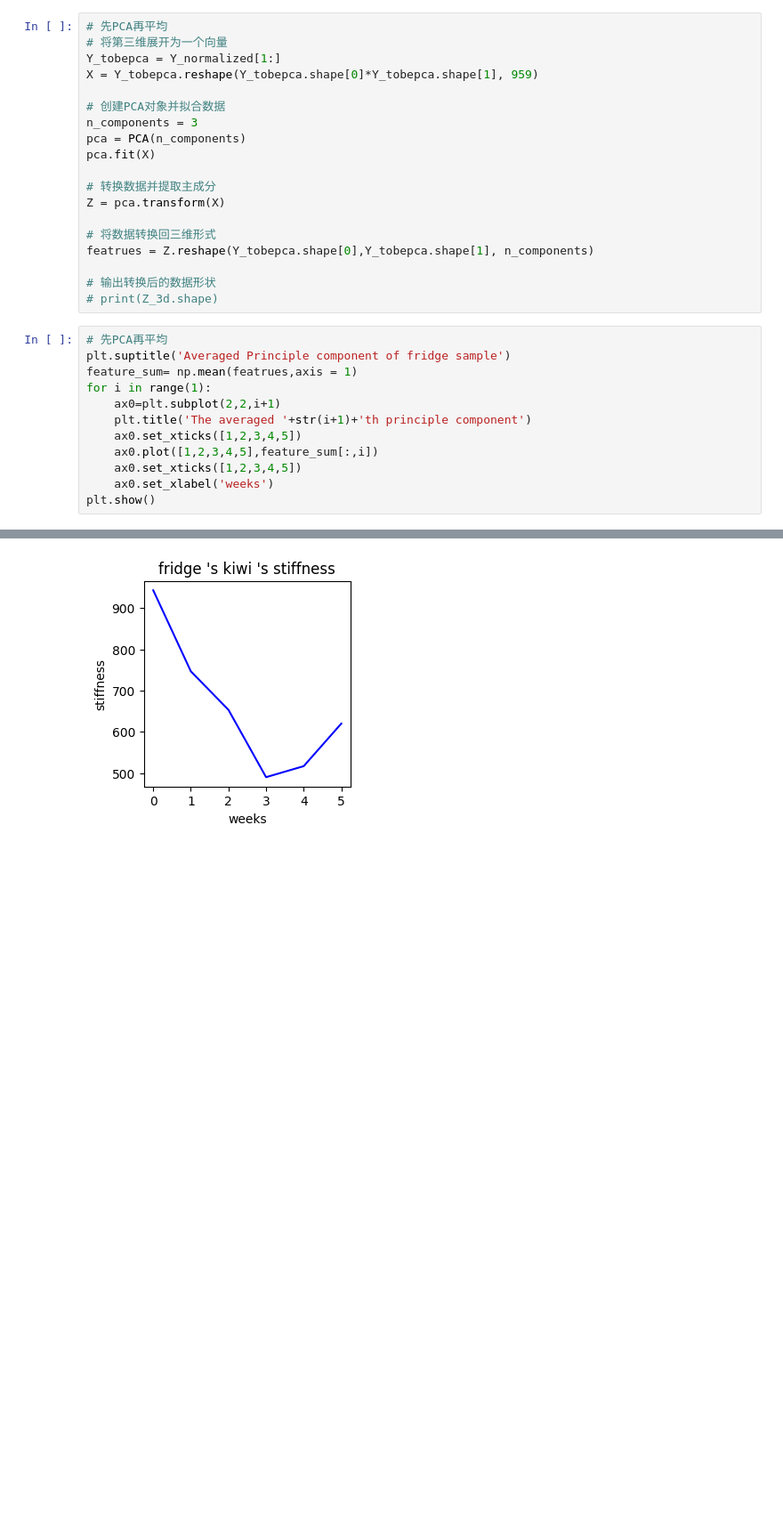
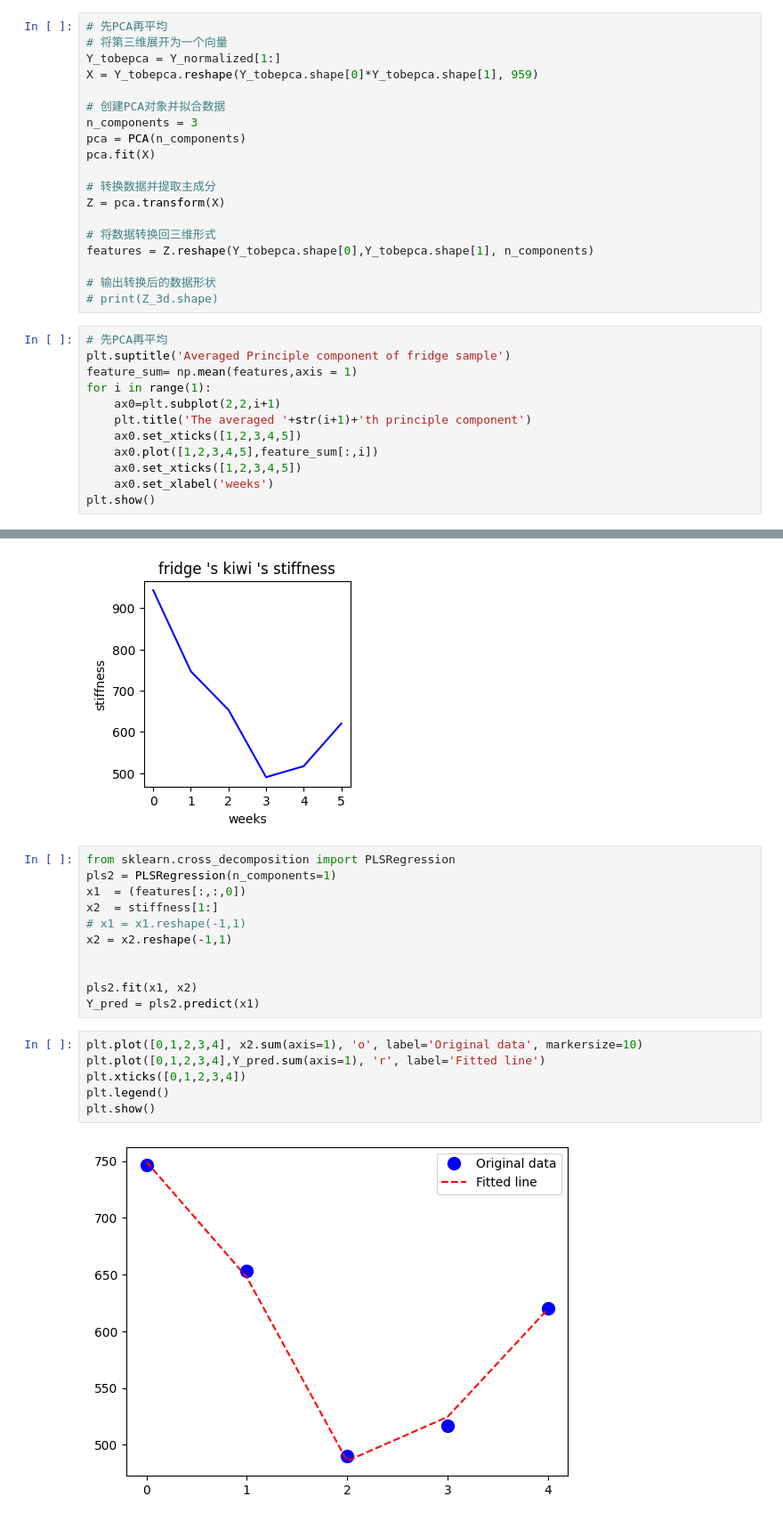
Before and after one commit to xbx18502/Graduation_research_feb, a Jupyter notebook: first_step_fridge.ipynb, the cells around one changed output, grey strips where cells are left out. Shown at 89% size. Drawn from its saved outputs; the diff is of its cells as text; blank space fills up the shorter version.

```diff
--- a/first_step_fridge.ipynb
+++ b/first_step_fridge.ipynb
@@ -365,14 +360,14 @@ pca.fit(X)
 Z = pca.transform(X)
 
 # 将数据转换回三维形式
-featrues = Z.reshape(Y_tobepca.shape[0],Y_tobepca.shape[1], n_components)
+features = Z.reshape(Y_tobepca.shape[0],Y_tobepca.shape[1], n_components)
 
 # 输出转换后的数据形状
 # print(Z_3d.shape)
 # %%
 # 先PCA再平均
 plt.suptitle('Averaged Principle component of fridge sample')
-feature_sum= np.mean(featrues,axis = 1)
+feature_sum= np.mean(features,axis = 1)
 for i in range(1):
     ax0=plt.subplot(2,2,i+1)
     plt.title('The averaged '+str(i+1)+'th principle component')
@@ -478,3 +473,22 @@ plt.ylabel('stiffness')
 plt.show()
 # %% [output]
 [figure]
+# %%
+from sklearn.cross_decomposition import PLSRegression
+pls2 = PLSRegression(n_components=1)
+x1  = (features[:,:,0])
+x2  = stiffness[1:]
+# x1 = x1.reshape(-1,1)
+x2 = x2.reshape(-1,1)
+
+
+pls2.fit(x1, x2)
+Y_pred = pls2.predict(x1)
+# %%
+plt.plot([0,1,2,3,4], x2.sum(axis=1), 'o', label='Original data', markersize=10)
+plt.plot([0,1,2,3,4],Y_pred.sum(axis=1), 'r', label='Fitted line')
+plt.xticks([0,1,2,3,4])
+plt.legend()
+plt.show()
+# %% [output]
+[figure, added]
```
Also changed, not shown: parts of 3 cells of this notebook, 1 other file.
